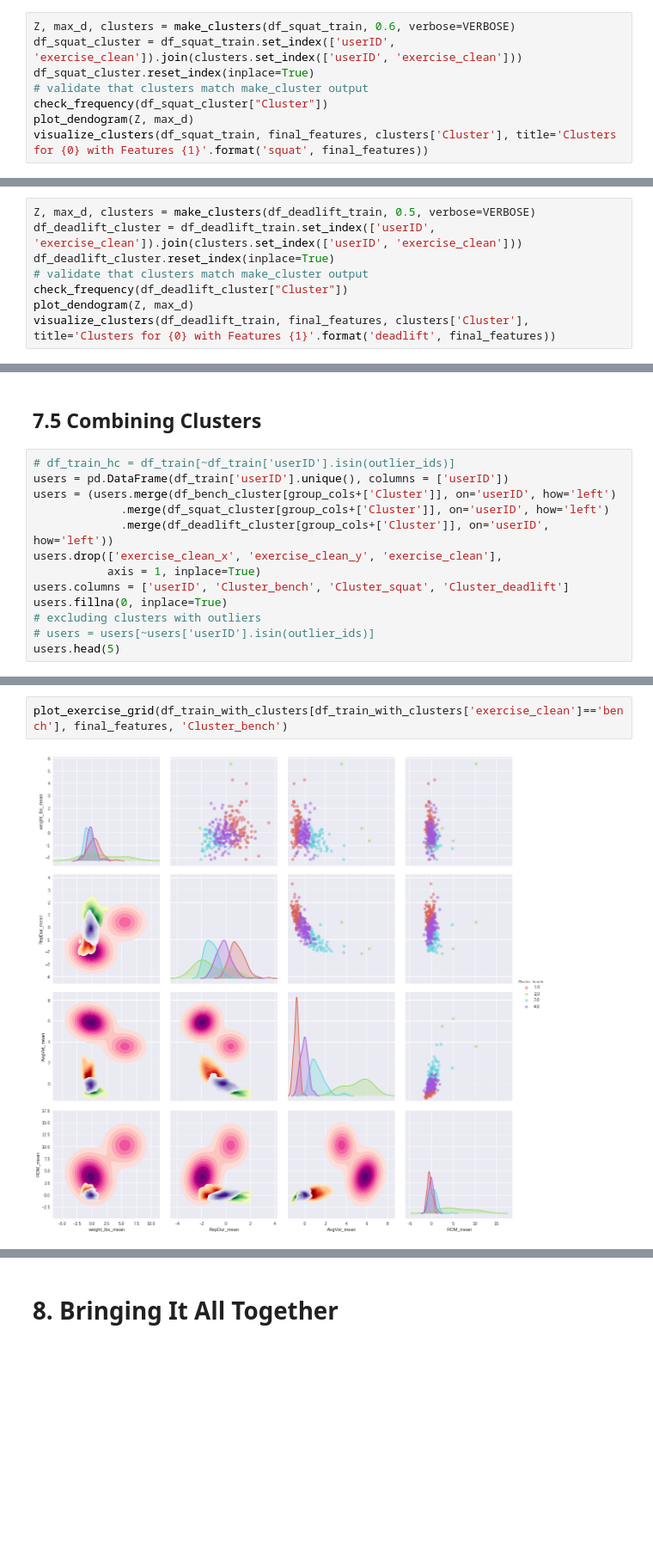
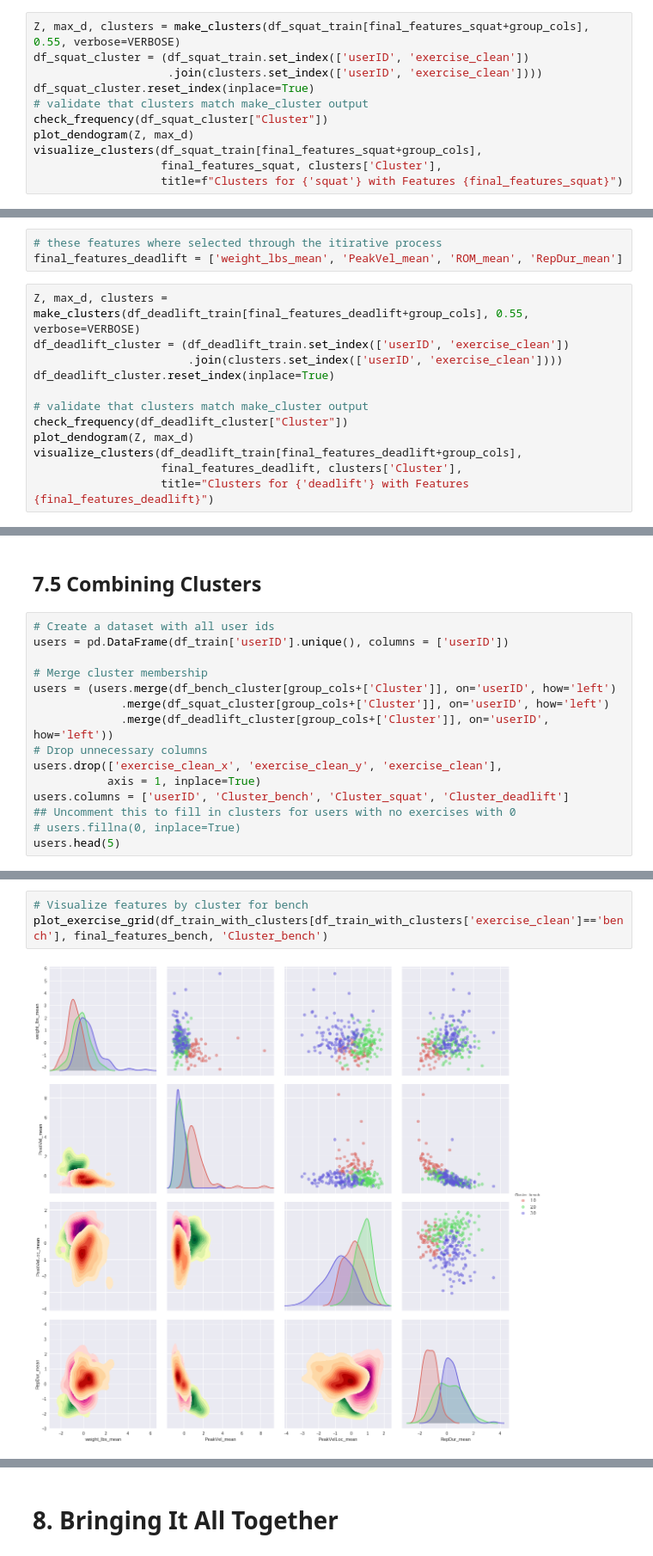
Before and after one commit to YuliaZamriy/W207_Group_Project, a Jupyter notebook: w207_openbarbell_part2_lifter_segmentation.ipynb, the cells around one changed output, grey strips where cells are left out. Shown at 86% size. Cells and saved outputs as stored; diff of their text form; blank space fills up the shorter version.

```diff
--- a/w207_openbarbell_part2_lifter_segmentation.ipynb
+++ b/w207_openbarbell_part2_lifter_segmentation.ipynb
@@ -903,9 +972,12 @@ plot_outliers(df_bench_cluster, 'bench', ids, ['AvgVel_mean', 'weight_lbs_mean']
 # %%
-Z, max_d, clusters = make_clusters(df_squat_train, 0.6, verbose=VERBOSE)
-df_squat_cluster = df_squat_train.set_index(['userID', 'exercise_clean']).join(clusters.set_index(['userID', 'exercise_clean']))
+Z, max_d, clusters = make_clusters(df_squat_train[final_features_squat+group_cols], 0.55, verbose=VERBOSE)
+df_squat_cluster = (df_squat_train.set_index(['userID', 'exercise_clean'])
+                    .join(clusters.set_index(['userID', 'exercise_clean'])))
 df_squat_cluster.reset_index(inplace=True)
 # validate that clusters match make_cluster output
 check_frequency(df_squat_cluster["Cluster"])
 plot_dendogram(Z, max_d)
-visualize_clusters(df_squat_train, final_features, clusters['Cluster'], title='Clusters for {0} with Features {1}'.format('squat', final_features))
+visualize_clusters(df_squat_train[final_features_squat+group_cols],
+                   final_features_squat, clusters['Cluster'],
+                   title=f"Clusters for {'squat'} with Features {final_features_squat}")
 # %% [output]
@@ -932,11 +1006,18 @@ Dimensions > 3. Running PCA with n=3.
 # %% [markdown]
 ## 7.4 Deadlift Clustering
+# %%
+# these features where selected through the itirative process
+final_features_deadlift = ['weight_lbs_mean', 'PeakVel_mean', 'ROM_mean', 'RepDur_mean']
 # %%
-Z, max_d, clusters = make_clusters(df_deadlift_train, 0.5, verbose=VERBOSE)
-df_deadlift_cluster = df_deadlift_train.set_index(['userID', 'exercise_clean']).join(clusters.set_index(['userID', 'exercise_clean']))
+Z, max_d, clusters = make_clusters(df_deadlift_train[final_features_deadlift+group_cols], 0.55, verbose=VERBOSE)
+df_deadlift_cluster = (df_deadlift_train.set_index(['userID', 'exercise_clean'])
+                       .join(clusters.set_index(['userID', 'exercise_clean'])))
 df_deadlift_cluster.reset_index(inplace=True)
+
 # validate that clusters match make_cluster output
 check_frequency(df_deadlift_cluster["Cluster"])
 plot_dendogram(Z, max_d)
-visualize_clusters(df_deadlift_train, final_features, clusters['Cluster'], title='Clusters for {0} with Features {1}'.format('deadlift', final_features))
+visualize_clusters(df_deadlift_train[final_features_deadlift+group_cols],
+                   final_features_deadlift, clusters['Cluster'],
+                   title="Clusters for {'deadlift'} with Features {final_features_deadlift}")
 # %% [output]
@@ -963,17 +1044,19 @@ Dimensions > 3. Running PCA with n=3.
 # %% [markdown]
 ## 7.5 Combining Clusters
 # %%
-# df_train_hc = df_train[~df_train['userID'].isin(outlier_ids)]
+# Create a dataset with all user ids
 users = pd.DataFrame(df_train['userID'].unique(), columns = ['userID'])
+
+# Merge cluster membership
 users = (users.merge(df_bench_cluster[group_cols+['Cluster']], on='userID', how='left')
              .merge(df_squat_cluster[group_cols+['Cluster']], on='userID', how='left')
              .merge(df_deadlift_cluster[group_cols+['Cluster']], on='userID', how='left'))
+# Drop unnecessary columns
 users.drop(['exercise_clean_x', 'exercise_clean_y', 'exercise_clean'],
            axis = 1, inplace=True)
 users.columns = ['userID', 'Cluster_bench', 'Cluster_squat', 'Cluster_deadlift']
-users.fillna(0, inplace=True)
-# excluding clusters with outliers
-# users = users[~users['userID'].isin(outlier_ids)]
+## Uncomment this to fill in clusters for users with no exercises with 0
+# users.fillna(0, inplace=True)
 users.head(5)
 # %% [output]
 |  | userID | Cluster_bench | Cluster_squat | Cluster_deadlift |
@@ -986,6 +1070,7 @@ users.head(5)
 df_train_with_clusters = df_train.merge(users, on='userID', how='left')
 # %%
-plot_exercise_grid(df_train_with_clusters[df_train_with_clusters['exercise_clean']=='bench'], final_features, 'Cluster_bench')
+# Visualize features by cluster for bench
+plot_exercise_grid(df_train_with_clusters[df_train_with_clusters['exercise_clean']=='bench'], final_features_bench, 'Cluster_bench')
 # %% [output]
-[figure, old version]
+[figure, new version]
 # %%
```
Also changed, not shown: parts of 59 cells of this notebook.
